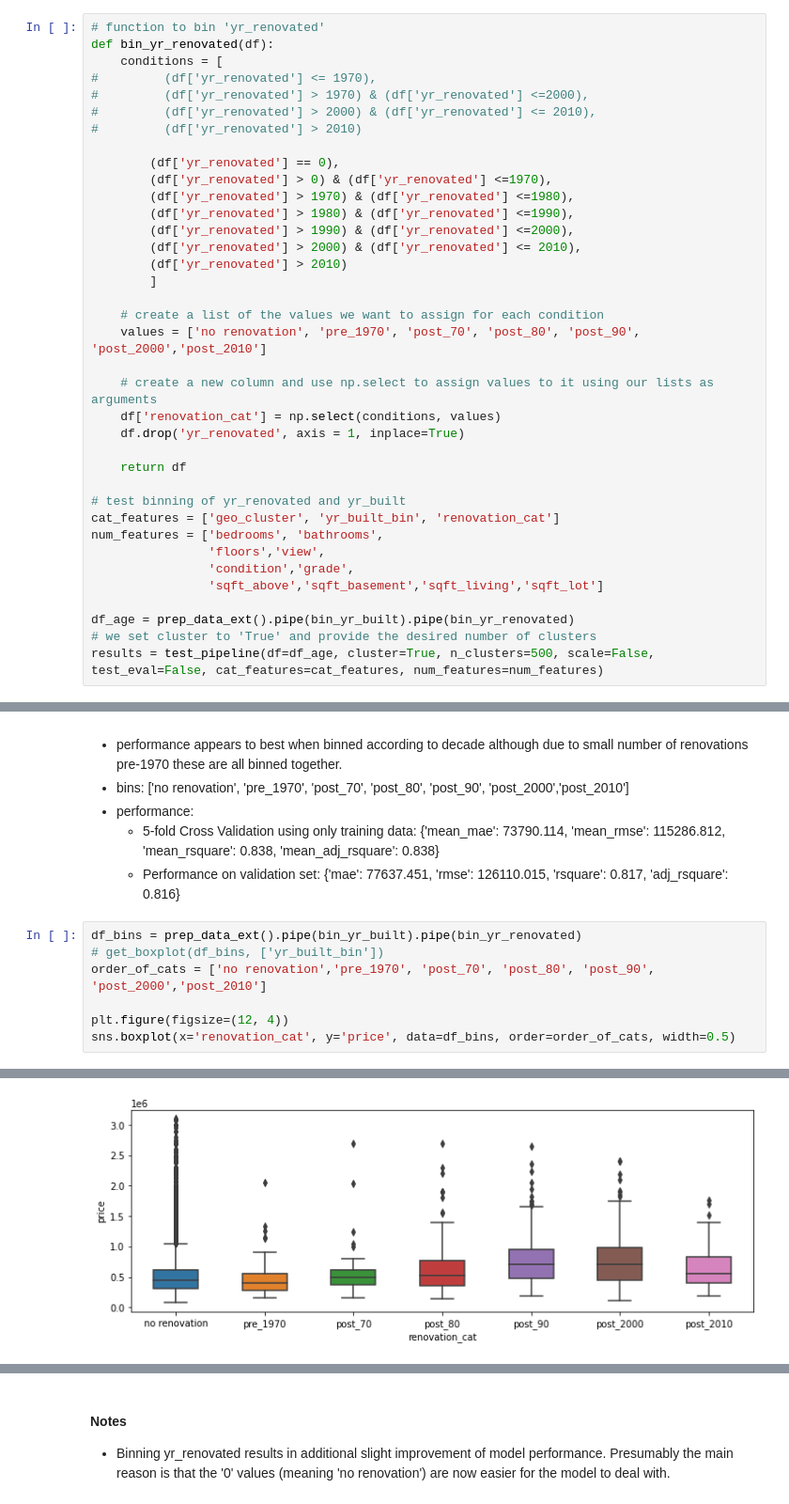
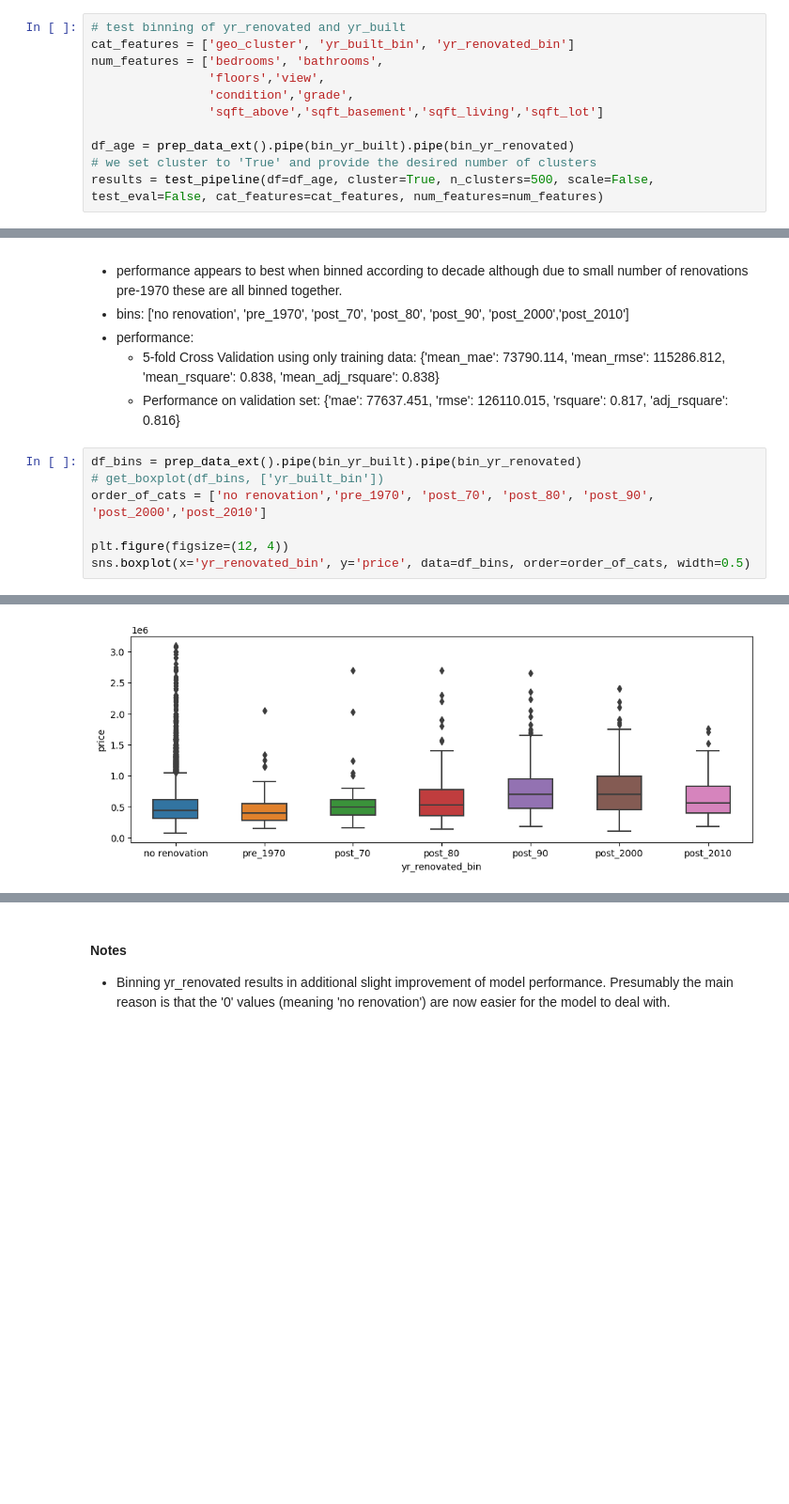
Before and after one commit to athielenhaus/Housing-Price-Prediction, a Jupyter notebook: Python Notebook/Feature Engineering, Selection and Modeling.ipynb, the cells around one changed output, grey strips where cells are left out. Shown at 94% size. Drawn from its saved outputs; the diff is of its cells as text; blank space fills up the shorter version.

```diff
--- a/Python Notebook/Feature Engineering, Selection and Modeling.ipynb
+++ b/Python Notebook/Feature Engineering, Selection and Modeling.ipynb
@@ -578,34 +340,8 @@ Nr. of samples after geo-outlier removal: 20617
  - Converting yr_built to age makes practically no difference in terms of performance
  - Binning yr_built appears to have a slightly positive impact on model performance. Based on the boxplot, there could be a non-linear relationship between age and price. The reason for this could be that older properties may have historic value or a particular type of favored architecture or design.
 # %%
-# function to bin 'yr_renovated'
-def bin_yr_renovated(df):
-    conditions = [
-#         (df['yr_renovated'] <= 1970),
-#         (df['yr_renovated'] > 1970) & (df['yr_renovated'] <=2000),
-#         (df['yr_renovated'] > 2000) & (df['yr_renovated'] <= 2010),
-#         (df['yr_renovated'] > 2010)
-
-        (df['yr_renovated'] == 0),
-        (df['yr_renovated'] > 0) & (df['yr_renovated'] <=1970),
-        (df['yr_renovated'] > 1970) & (df['yr_renovated'] <=1980),
-        (df['yr_renovated'] > 1980) & (df['yr_renovated'] <=1990),
-        (df['yr_renovated'] > 1990) & (df['yr_renovated'] <=2000),
-        (df['yr_renovated'] > 2000) & (df['yr_renovated'] <= 2010),
-        (df['yr_renovated'] > 2010)
-        ]
-
-    # create a list of the values we want to assign for each condition
-    values = ['no renovation', 'pre_1970', 'post_70', 'post_80', 'post_90', 'post_2000','post_2010']
-
-    # create a new column and use np.select to assign values to it using our lists as arguments
-    df['renovation_cat'] = np.select(conditions, values)
-    df.drop('yr_renovated', axis = 1, inplace=True)
-
-    return df
-
 # test binning of yr_renovated and yr_built
-cat_features = ['geo_cluster', 'yr_built_bin', 'renovation_cat']
+cat_features = ['geo_cluster', 'yr_built_bin', 'yr_renovated_bin']
 num_features = ['bedrooms', 'bathrooms',
                 'floors','view',
                 'condition','grade',
@@ -635,5 +366,5 @@ df_bins = prep_data_ext().pipe(bin_yr_built).pipe(bin_yr_renovated)
 order_of_cats = ['no renovation','pre_1970', 'post_70', 'post_80', 'post_90', 'post_2000','post_2010']
 
 plt.figure(figsize=(12, 4))
-sns.boxplot(x='renovation_cat', y='price', data=df_bins, order=order_of_cats, width=0.5)
+sns.boxplot(x='yr_renovated_bin', y='price', data=df_bins, order=order_of_cats, width=0.5)
 # %% [output]
@@ -644,4 +372,4 @@ Nr. of samples after geo-outlier removal: 20617
-[figure, old version]
+[figure, new version]
 # %%
 order_of_cats = ['pre_1970', 'post_70', 'post_80', 'post_90', 'post_2000','post_2010']
 plt.figure(figsize=(12, 4))
```
Also changed, not shown: parts of 42 cells of this notebook, 9 other files.
